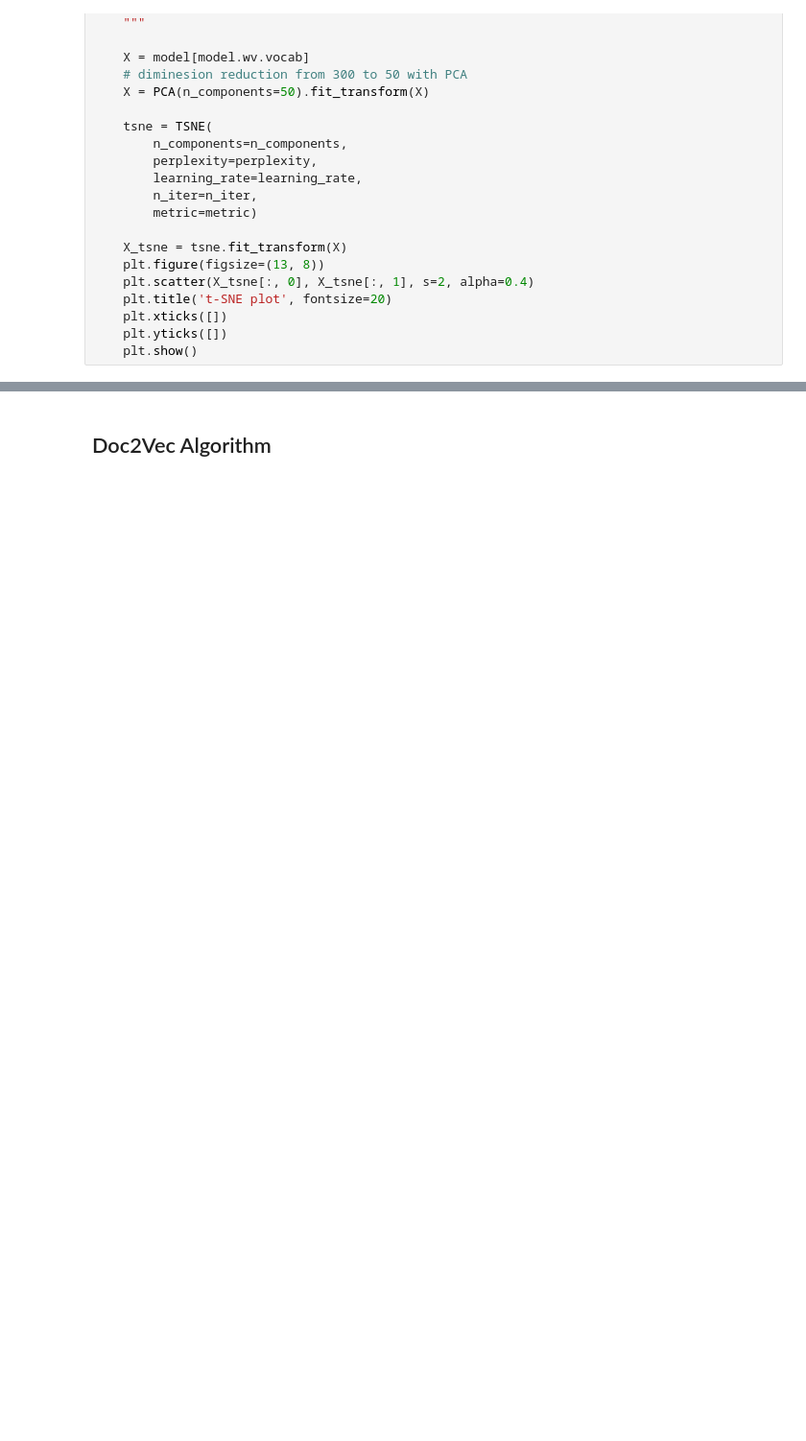
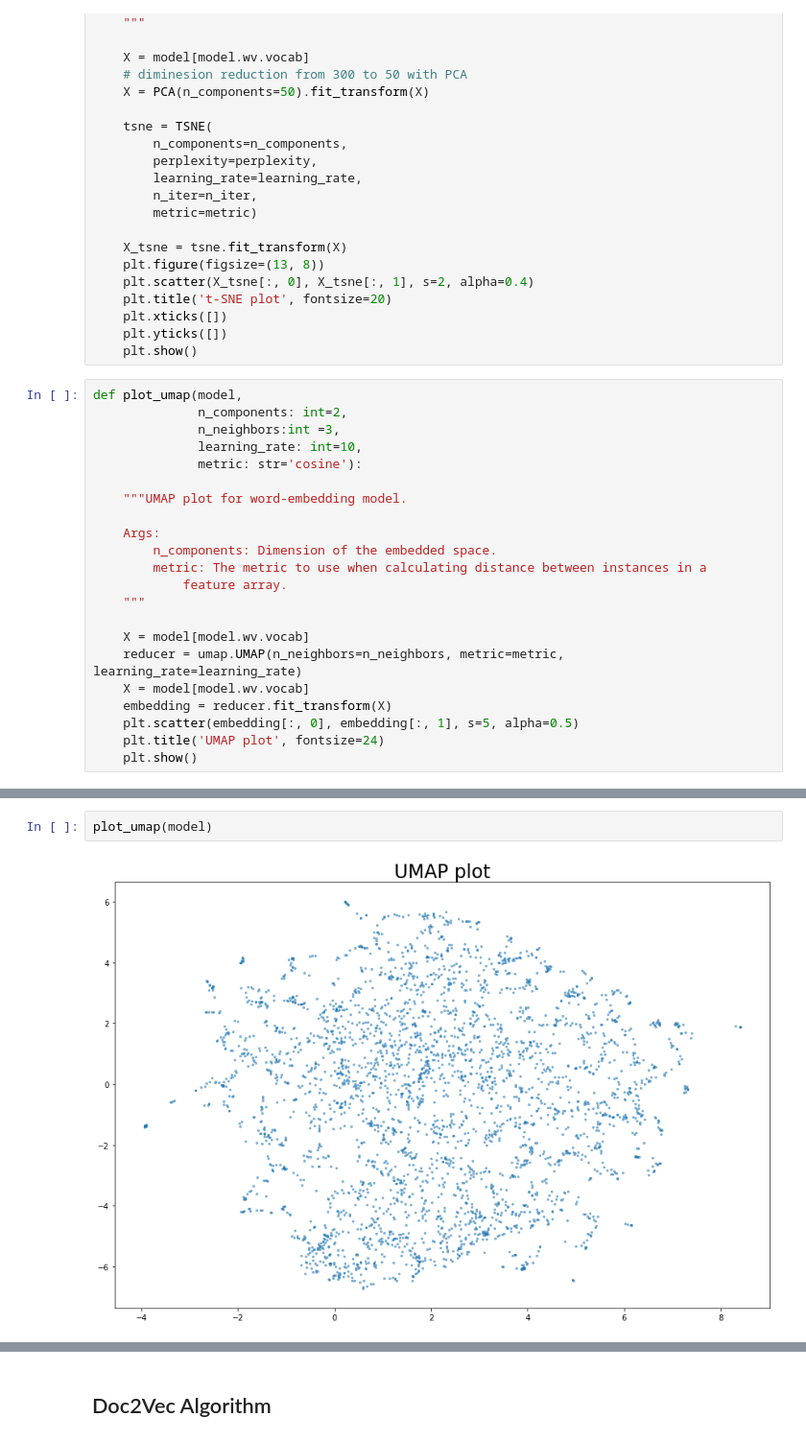
Before and after one commit to Naviden/word2vec_introduction, a Jupyter notebook: Word2Vec_Intro.ipynb, the cells around one changed output, grey strips where cells are left out. Shown at 96% size. Drawn from its saved outputs; the diff is of its cells as text; blank space fills up the shorter version.

```diff
--- a/Word2Vec_Intro.ipynb
+++ b/Word2Vec_Intro.ipynb
@@ -452,4 +764,26 @@ def plot_tsne(model,
     plt.xticks([])
     plt.yticks([])
     plt.show()
+# %%
+def plot_umap(model,
+              n_components: int=2,
+              n_neighbors:int =3,
+              learning_rate: int=10,
+              metric: str='cosine'):
+
+    """UMAP plot for word-embedding model.
+
+    Args:
+        n_components: Dimension of the embedded space.
+        metric: The metric to use when calculating distance between instances in a
+            feature array.
+    """
+
+    X = model[model.wv.vocab]
+    reducer = umap.UMAP(n_neighbors=n_neighbors, metric=metric, learning_rate=learning_rate)
+    X = model[model.wv.vocab]
+    embedding = reducer.fit_transform(X)
+    plt.scatter(embedding[:, 0], embedding[:, 1], s=5, alpha=0.5)
+    plt.title('UMAP plot', fontsize=24)
+    plt.show()
 # %%
@@ -457 +793,5 @@ plot_tsne(model)
+# %%
+plot_umap(model)
+# %% [output]
+[figure, added]
 # %%
```
Also changed, not shown: parts of 81 cells of this notebook, 5 other files.
